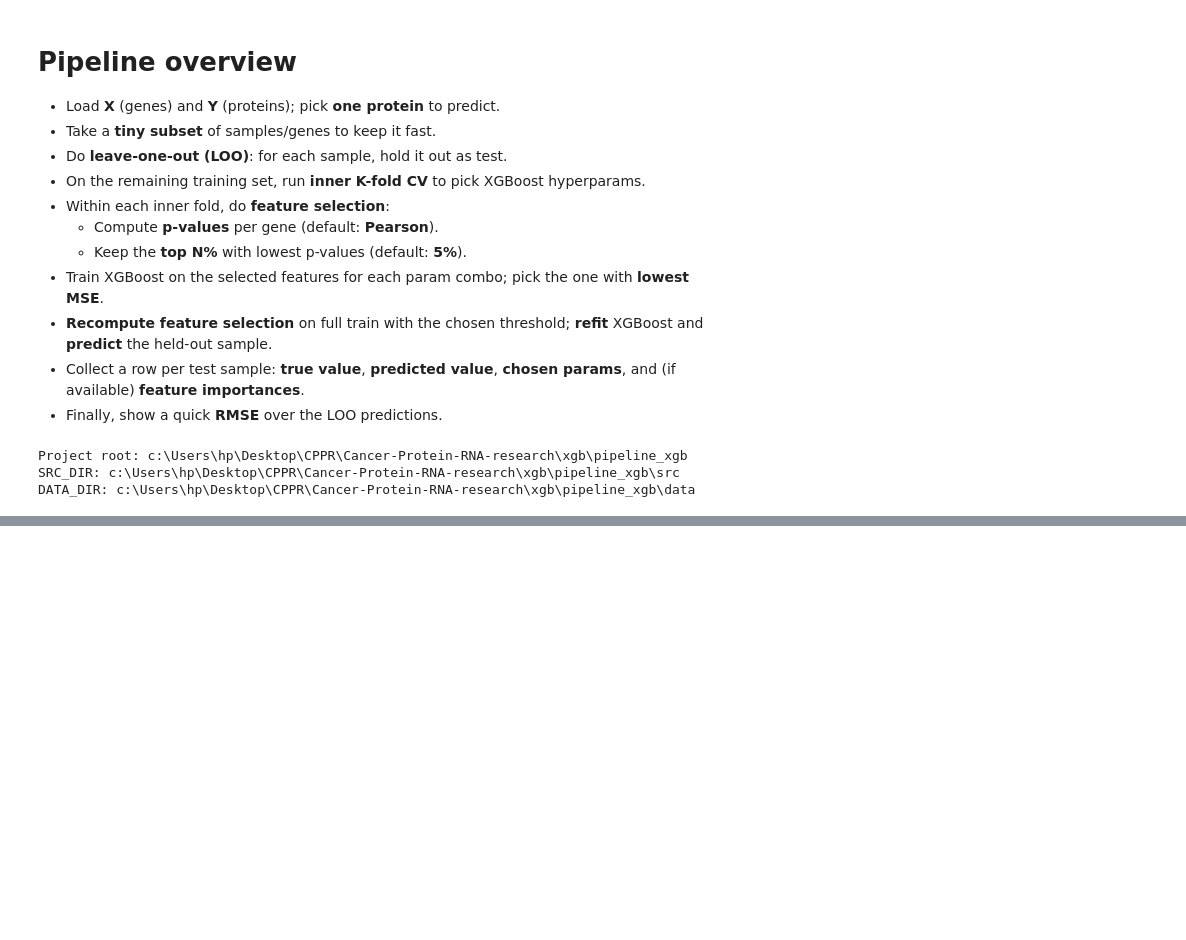
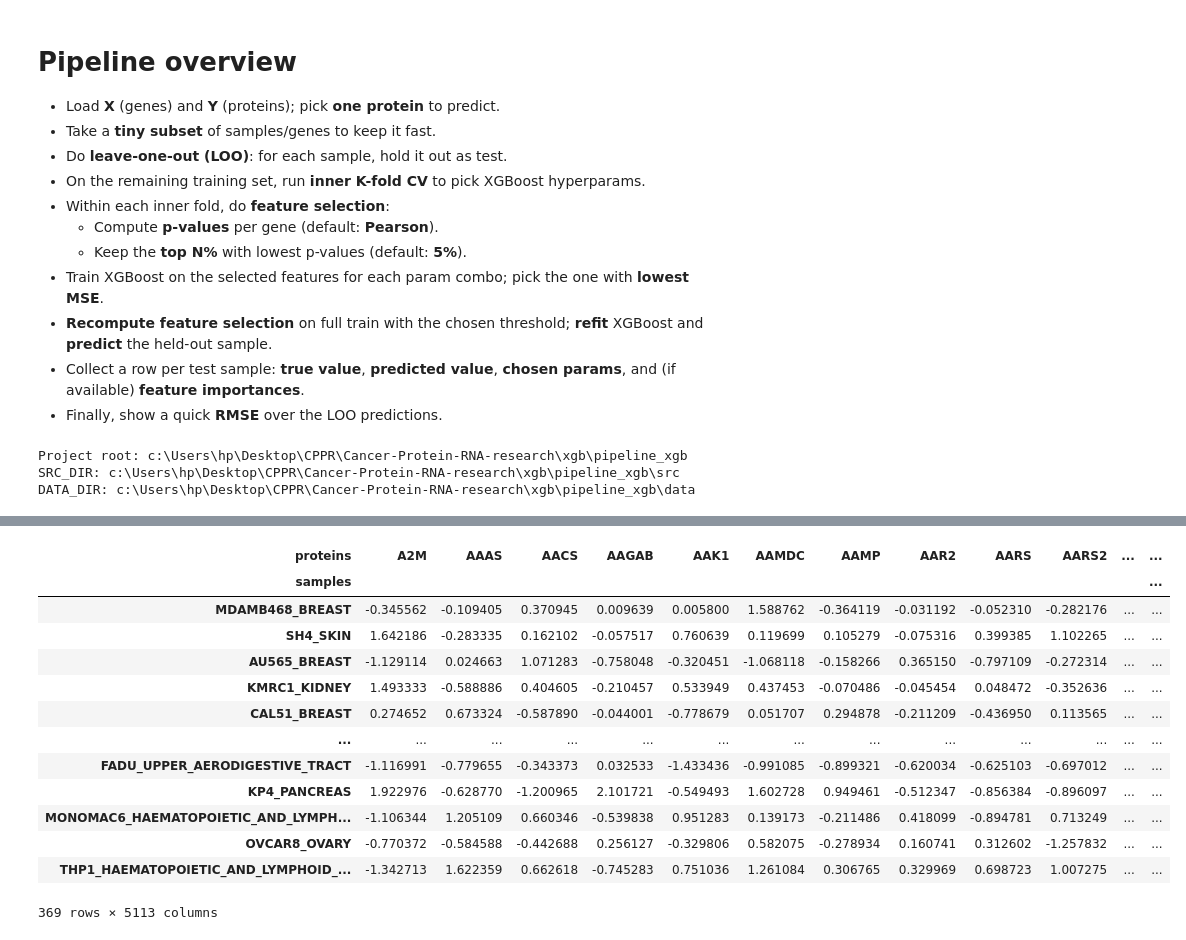
Before and after one commit to flaviocaroli/Cancer-Protein-RNA-research, a Jupyter notebook: xgb/pipeline_xgb/pipeline_test.ipynb, the cells around one changed output, grey strips where cells are left out. Drawn from its saved outputs; the diff is of its cells as text; code cells hidden in the pictures; blank space fills up the shorter version.

```diff
--- a/xgb/pipeline_xgb/pipeline_test.ipynb
+++ b/xgb/pipeline_xgb/pipeline_test.ipynb
@@ -105,2 +147,19 @@ WindowsPath('c:/Users/hp/Desktop/CPPR/Cancer-Protein-RNA-research/xgb/pipeline_x
+# %%
+Y
+# %% [output]
+| proteins | A2M | AAAS | AACS | AAGAB | AAK1 | AAMDC | AAMP | AAR2 | AARS | AARS2 | ... | ... |
+| samples |  |  |  |  |  |  |  |  |  |  |  | ... |
+| MDAMB468_BREAST | -0.345562 | -0.109405 | 0.370945 | 0.009639 | 0.005800 | 1.588762 | -0.364119 | -0.031192 | -0.052310 | -0.282176 | ... | ... |
+| SH4_SKIN | 1.642186 | -0.283335 | 0.162102 | -0.057517 | 0.760639 | 0.119699 | 0.105279 | -0.075316 | 0.399385 | 1.102265 | ... | ... |
+| AU565_BREAST | -1.129114 | 0.024663 | 1.071283 | -0.758048 | -0.320451 | -1.068118 | -0.158266 | 0.365150 | -0.797109 | -0.272314 | ... | ... |
+| KMRC1_KIDNEY | 1.493333 | -0.588886 | 0.404605 | -0.210457 | 0.533949 | 0.437453 | -0.070486 | -0.045454 | 0.048472 | -0.352636 | ... | ... |
+| CAL51_BREAST | 0.274652 | 0.673324 | -0.587890 | -0.044001 | -0.778679 | 0.051707 | 0.294878 | -0.211209 | -0.436950 | 0.113565 | ... | ... |
+| ... | ... | ... | ... | ... | ... | ... | ... | ... | ... | ... | ... | ... |
+| FADU_UPPER_AERODIGESTIVE_TRACT | -1.116991 | -0.779655 | -0.343373 | 0.032533 | -1.433436 | -0.991085 | -0.899321 | -0.620034 | -0.625103 | -0.697012 | ... | ... |
+| KP4_PANCREAS | 1.922976 | -0.628770 | -1.200965 | 2.101721 | -0.549493 | 1.602728 | 0.949461 | -0.512347 | -0.856384 | -0.896097 | ... | ... |
+| MONOMAC6_HAEMATOPOIETIC_AND_LYMPH... | -1.106344 | 1.205109 | 0.660346 | -0.539838 | 0.951283 | 0.139173 | -0.211486 | 0.418099 | -0.894781 | 0.713249 | ... | ... |
+| OVCAR8_OVARY | -0.770372 | -0.584588 | -0.442688 | 0.256127 | -0.329806 | 0.582075 | -0.278934 | 0.160741 | 0.312602 | -1.257832 | ... | ... |
+| THP1_HAEMATOPOIETIC_AND_LYMPHOID_... | -1.342713 | 1.622359 | 0.662618 | -0.745283 | 0.751036 | 1.261084 | 0.306765 | 0.329969 | 0.698723 | 1.007275 | ... | ... |
+369 rows × 5113 columns
 # %%
 # --- Cell 3: Direct function smoke test (very small grid; CPU hist) -----
```
Also changed, not shown: parts of 11 cells of this notebook, 7 other files.
